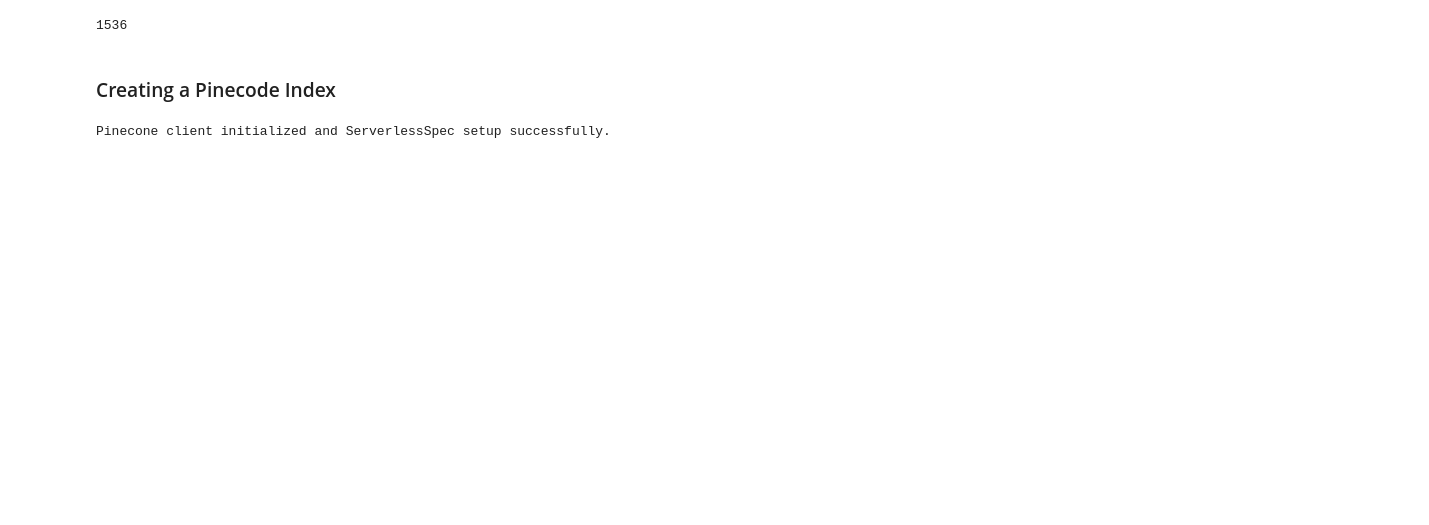
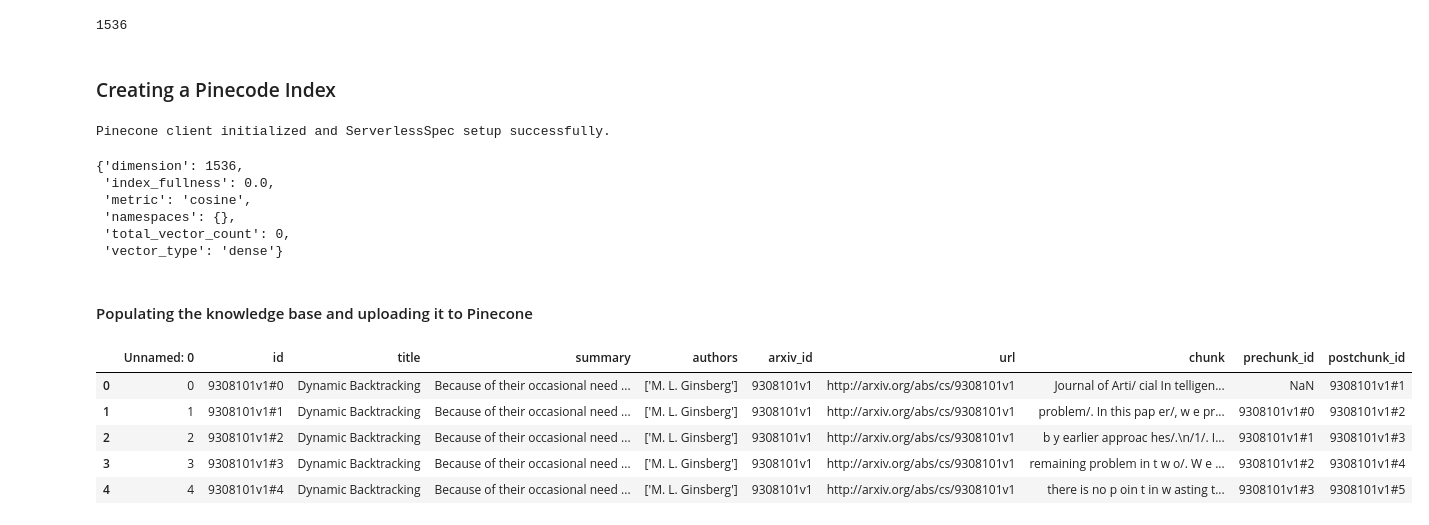
Before and after one commit to aioverloadedVIV/LangGraph, a Jupyter notebook: notebooks/research_agent.ipynb, the cells around one changed output. Saved outputs shown, nothing was run; the diff lists cells and outputs as text; code cells hidden in the pictures; blank space fills up the shorter version.

```diff
--- a/notebooks/research_agent.ipynb
+++ b/notebooks/research_agent.ipynb
@@ -399,3 +399,49 @@ spec = ServerlessSpec(
 print("Pinecone client initialized and ServerlessSpec setup successfully.")
 # %% [output]
 Pinecone client initialized and ServerlessSpec setup successfully.
+# %%
+import time
+
+# --- Define the name of the Pinecone Index ---
+index_name = "langgraph-research-agent"
+
+# --- check if this index already exists ---
+if index_name not in pc.list_indexes().names():
+    pc.create_index(
+        name=index_name,
+        dimension=1536, # Embedding Dimension = 1536
+        metric="cosine",
+        spec=spec
+    )
+
+    # wait until the index is fully initialized
+    while not pc.describe_index(index_name).status['ready']:
+        time.sleep(1)
+
+# --- connect to index and view stats---
+index = pc.Index(index_name)
+
+time.sleep(1)
+
+index.describe_index_stats()
+# %% [output]
+{'dimension': 1536,
+ 'index_fullness': 0.0,
+ 'metric': 'cosine',
+ 'namespaces': {},
+ 'total_vector_count': 0,
+ 'vector_type': 'dense'}
+# %% [markdown]
+#### Populating the knowledge base and uploading it to Pinecone
+# %%
+import pandas as pd
+expanded_df = pd.read_csv("expanded_df.csv")
+
+expanded_df.head()
+# %% [output]
+|  | Unnamed: 0 | id | title | summary | authors | arxiv_id | url | chunk | prechunk_id | postchunk_id |
+| 0 | 0 | 9308101v1#0 | Dynamic Backtracking | Because of their occasional need ... | ['M. L. Ginsberg'] | 9308101v1 | http://arxiv.org/abs/cs/9308101v1 | Journal of Arti/ cial In telligen... | NaN | 9308101v1#1 |
+| 1 | 1 | 9308101v1#1 | Dynamic Backtracking | Because of their occasional need ... | ['M. L. Ginsberg'] | 9308101v1 | http://arxiv.org/abs/cs/9308101v1 | problem/. In this pap er/, w e pr... | 9308101v1#0 | 9308101v1#2 |
+| 2 | 2 | 9308101v1#2 | Dynamic Backtracking | Because of their occasional need ... | ['M. L. Ginsberg'] | 9308101v1 | http://arxiv.org/abs/cs/9308101v1 | b y earlier approac hes/.\n/1/. I... | 9308101v1#1 | 9308101v1#3 |
+| 3 | 3 | 9308101v1#3 | Dynamic Backtracking | Because of their occasional need ... | ['M. L. Ginsberg'] | 9308101v1 | http://arxiv.org/abs/cs/9308101v1 | remaining problem in t w o/. W e ... | 9308101v1#2 | 9308101v1#4 |
+| 4 | 4 | 9308101v1#4 | Dynamic Backtracking | Because of their occasional need ... | ['M. L. Ginsberg'] | 9308101v1 | http://arxiv.org/abs/cs/9308101v1 | there is no p oin t in w asting t... | 9308101v1#3 | 9308101v1#5 |
```
Also changed, not shown: parts of 9 cells of this notebook.
